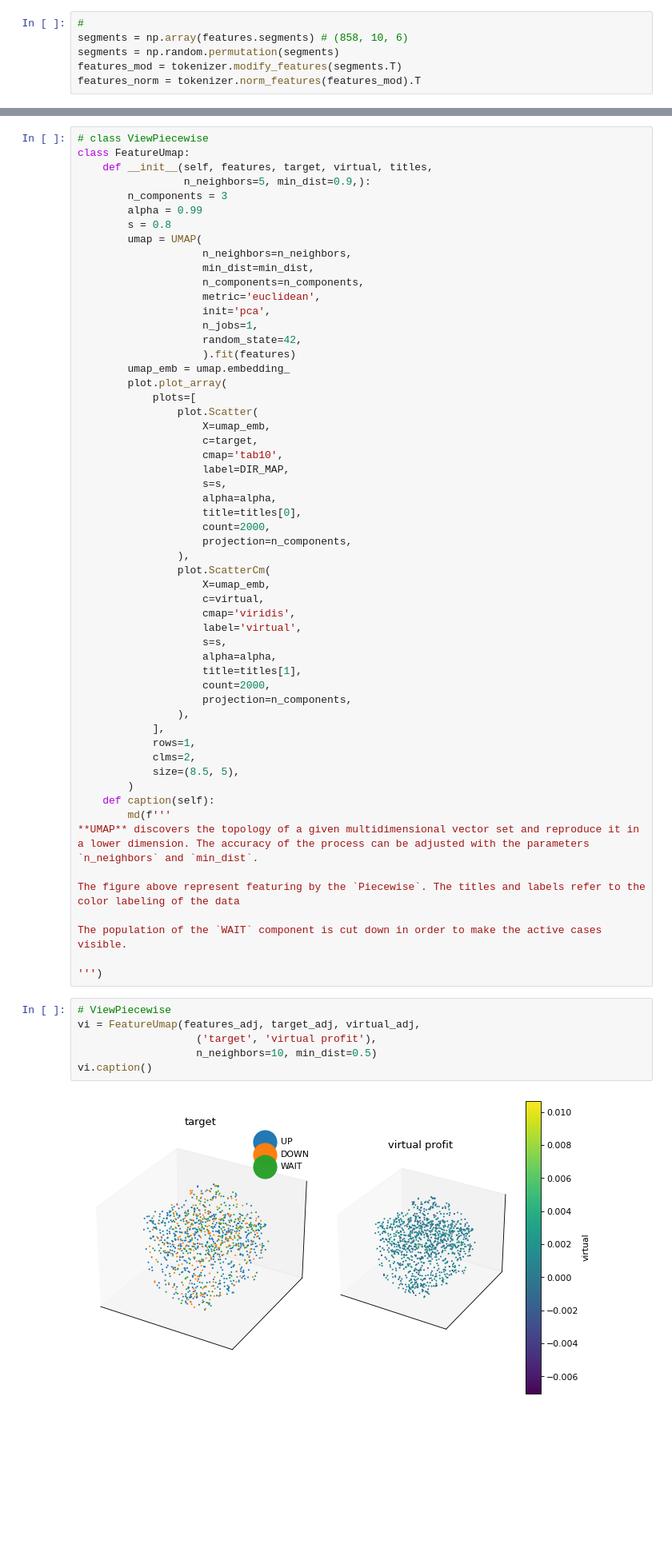
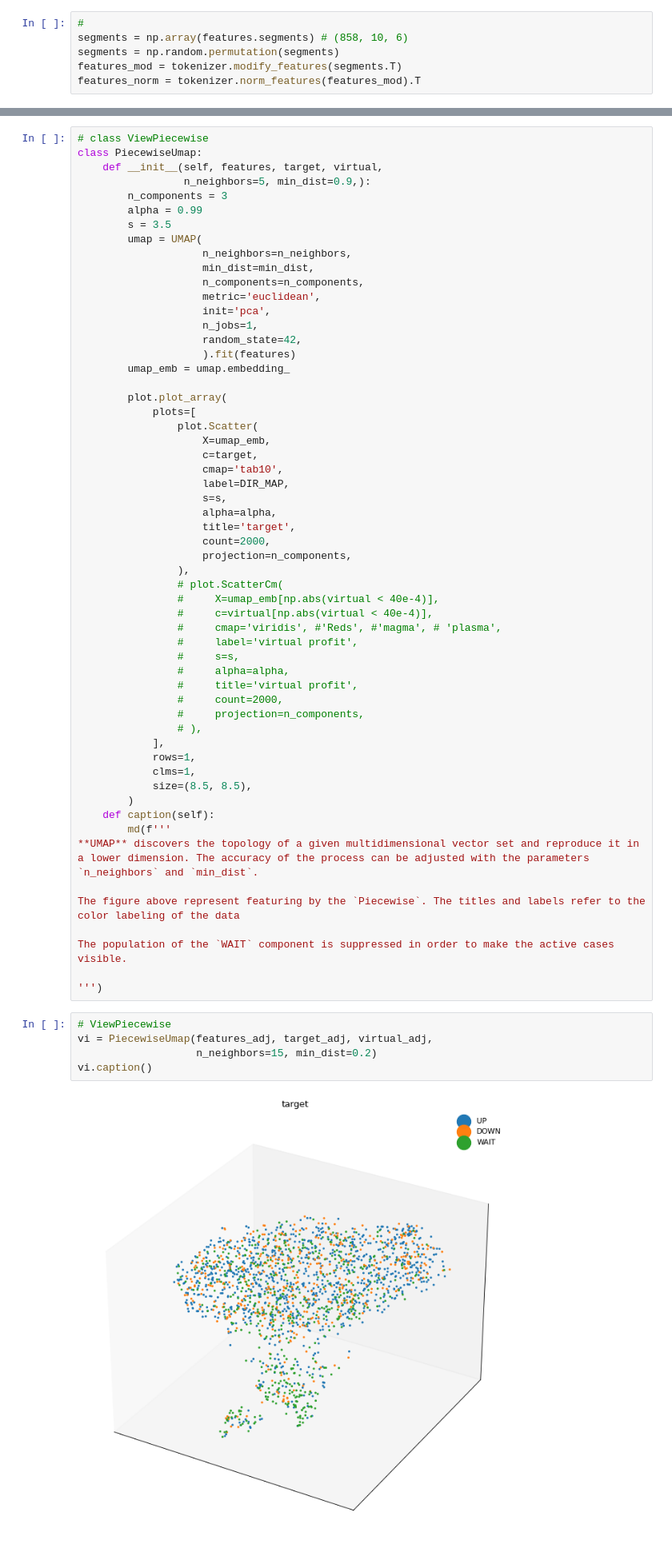
Before and after one commit to stefanzarembinski/keanu, a Jupyter notebook: src/keanu/features/bridge.ipynb, the cells around one changed output, grey strips where cells are left out. Shown at 80% size. Saved outputs shown, nothing was run; the diff lists cells and outputs as text; blank space fills up the shorter version.

```diff
--- a/src/keanu/features/bridge.ipynb
+++ b/src/keanu/features/bridge.ipynb
@@ -234,11 +283,11 @@ target_adj = np.concatenate((target[~wait_mask], target[wait_mask][:cut]))
 # %%
 # class ViewPiecewise
-class FeatureUmap:
-    def __init__(self, features, target, virtual, titles,
+class PiecewiseUmap:
+    def __init__(self, features, target, virtual,
                  n_neighbors=5, min_dist=0.9,):
         n_components = 3
         alpha = 0.99
-        s = 0.8
+        s = 3.5
         umap = UMAP(
                     n_neighbors=n_neighbors,
                     min_dist=min_dist,
@@ -249,6 +298,7 @@ class FeatureUmap:
                     random_state=42,
                     ).fit(features)
         umap_emb = umap.embedding_
+
         plot.plot_array(
             plots=[
                 plot.Scatter(
@@ -258,25 +308,25 @@ class FeatureUmap:
                     label=DIR_MAP,
                     s=s,
                     alpha=alpha,
-                    title=titles[0],
+                    title='target',
                     count=2000,
                     projection=n_components,
                 ),
-                plot.ScatterCm(
-                    X=umap_emb,
-                    c=virtual,
-                    cmap='viridis',
-                    label='virtual',
-                    s=s,
-                    alpha=alpha,
-                    title=titles[1],
-                    count=2000,
-                    projection=n_components,
-                ),
+                # plot.ScatterCm(
+                #     X=umap_emb[np.abs(virtual < 40e-4)],
+                #     c=virtual[np.abs(virtual < 40e-4)],
+                #     cmap='viridis', #'Reds', #'magma', # 'plasma',
+                #     label='virtual profit',
+                #     s=s,
+                #     alpha=alpha,
+                #     title='virtual profit',
+                #     count=2000,
+                #     projection=n_components,
+                # ),
             ],
             rows=1,
-            clms=2,
-            size=(8.5, 5),
+            clms=1,
+            size=(8.5, 8.5),
         )
     def caption(self):
         md(f'''
@@ -284,15 +334,14 @@ class FeatureUmap:
 
 The figure above represent featuring by the `Piecewise`. The titles and labels refer to the color labeling of the data
 
-The population of the `WAIT` component is cut down in order to make the active cases visible.
+The population of the `WAIT` component is suppressed in order to make the active cases visible.
 
 ''')
 # %%
 # ViewPiecewise
-vi = FeatureUmap(features_adj, target_adj, virtual_adj,
-                   ('target', 'virtual profit'),
-                   n_neighbors=10, min_dist=0.5)
+vi = PiecewiseUmap(features_adj, target_adj, virtual_adj,
+                   n_neighbors=15, min_dist=0.2)
 vi.caption()
 # %% [output]
-[figure, old version]
+[figure, new version]
 [interactive output not drawn]
```
Also changed, not shown: parts of 15 cells of this notebook.
